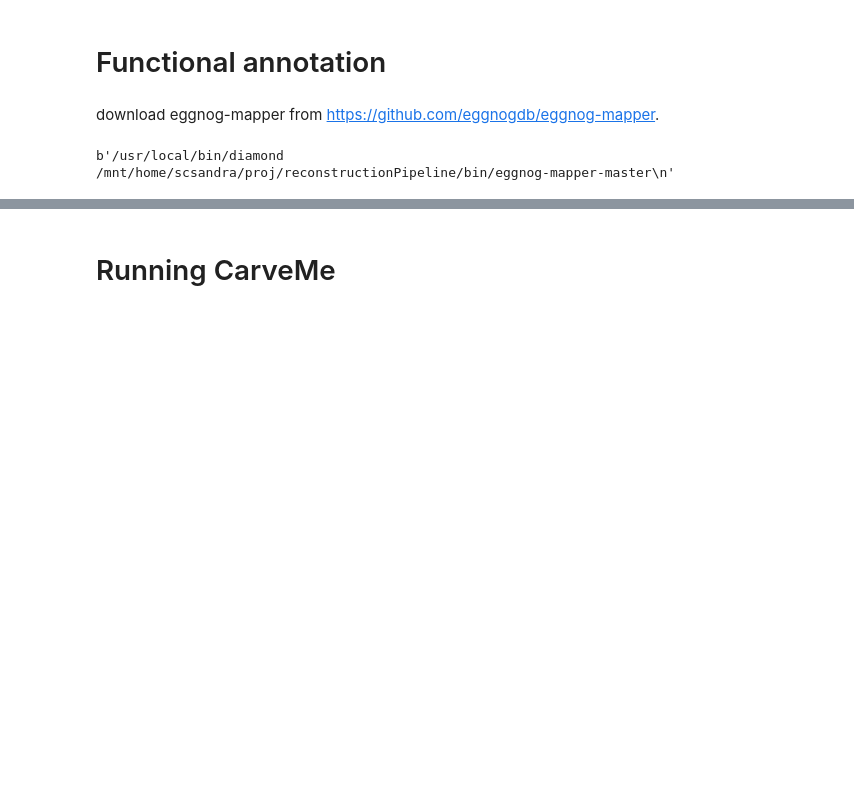
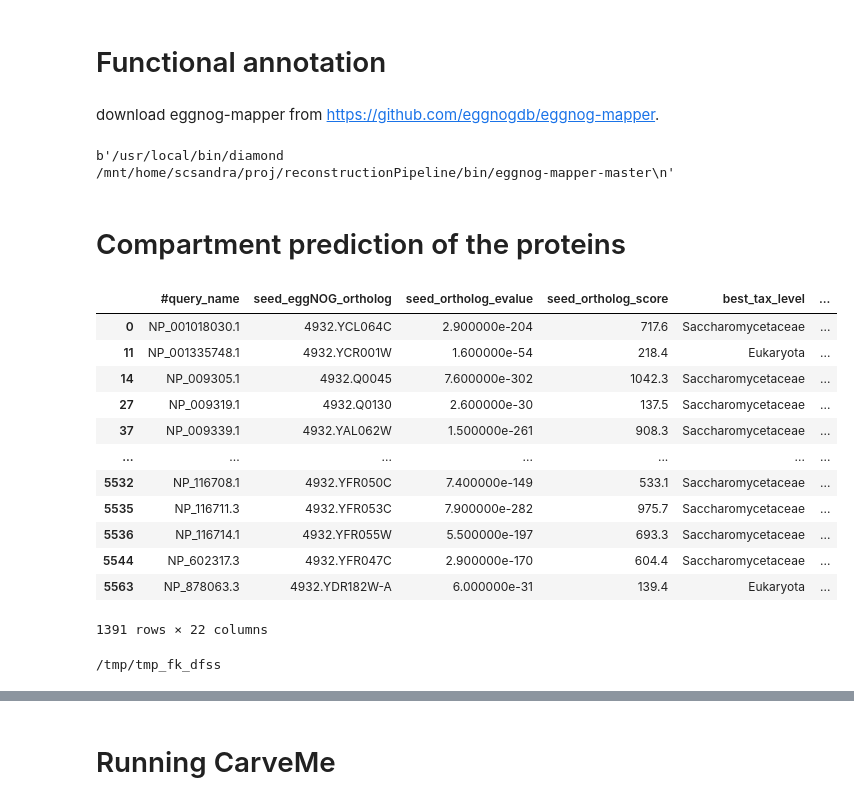
Before and after one commit to SandraCastilloPriego/CarveFungi, a Jupyter notebook: Tutorial-Model_reconstruction.ipynb, the cells around one changed output, grey strips where cells are left out. Saved outputs shown, nothing was run; the diff lists cells and outputs as text; code cells hidden in the pictures; blank space fills up the shorter version.

```diff
--- a/Tutorial-Model_reconstruction.ipynb
+++ b/Tutorial-Model_reconstruction.ipynb
@@ -92,3 +22,24 @@ output
 b'/usr/local/bin/diamond /mnt/home/scsandra/proj/reconstructionPipeline/bin/eggnog-mapper-master\n'
 # %%
 error
+# %% [markdown]
+# Compartment prediction of the proteins
+# %%
+import pandas as pd
+functional_annotation= pd.read_csv("data/annotations/functional/Saccharomyces_cerevisiae_S288C_GCF_000146045.2_NEWprotein.faa.emapper.annotations",skiprows=3,sep="\t")
+functional_annotation = functional_annotation[functional_annotation['EC'].notnull()]
+functional_annotation
+# %% [output]
+|  | #query_name | seed_eggNOG_ortholog | seed_ortholog_evalue | seed_ortholog_score | best_tax_level | ... |
+| 0 | NP_001018030.1 | 4932.YCL064C | 2.900000e-204 | 717.6 | Saccharomycetaceae | ... |
+| 11 | NP_001335748.1 | 4932.YCR001W | 1.600000e-54 | 218.4 | Eukaryota | ... |
+| 14 | NP_009305.1 | 4932.Q0045 | 7.600000e-302 | 1042.3 | Saccharomycetaceae | ... |
+| 27 | NP_009319.1 | 4932.Q0130 | 2.600000e-30 | 137.5 | Saccharomycetaceae | ... |
+| 37 | NP_009339.1 | 4932.YAL062W | 1.500000e-261 | 908.3 | Saccharomycetaceae | ... |
+| ... | ... | ... | ... | ... | ... | ... |
+| 5532 | NP_116708.1 | 4932.YFR050C | 7.400000e-149 | 533.1 | Saccharomycetaceae | ... |
+| 5535 | NP_116711.3 | 4932.YFR053C | 7.900000e-282 | 975.7 | Saccharomycetaceae | ... |
+| 5536 | NP_116714.1 | 4932.YFR055W | 5.500000e-197 | 693.3 | Saccharomycetaceae | ... |
+| 5544 | NP_602317.3 | 4932.YFR047C | 2.900000e-170 | 604.4 | Saccharomycetaceae | ... |
+| 5563 | NP_878063.3 | 4932.YDR182W-A | 6.000000e-31 | 139.4 | Eukaryota | ... |
+1391 rows × 22 columns
@@ -94,0 +60,4 @@ error
+# %%
+print(dirpath)
+# %% [output]
+/tmp/tmp_fk_dfss
```
Also changed, not shown: parts of 21 cells of this notebook.
